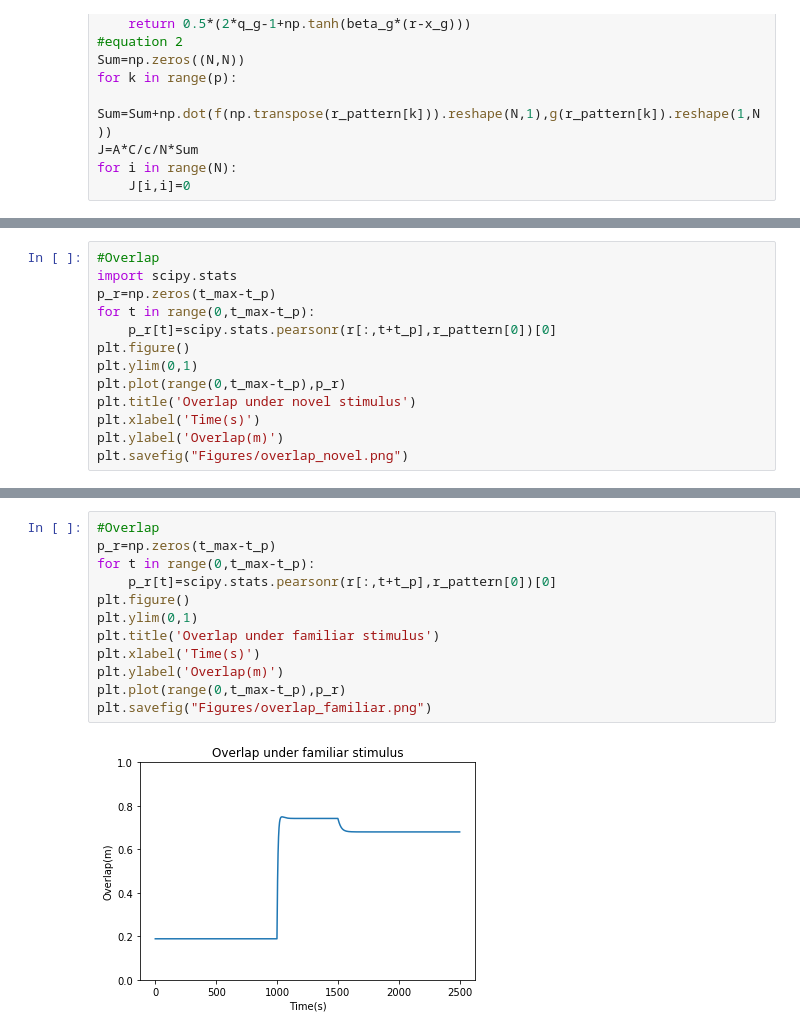
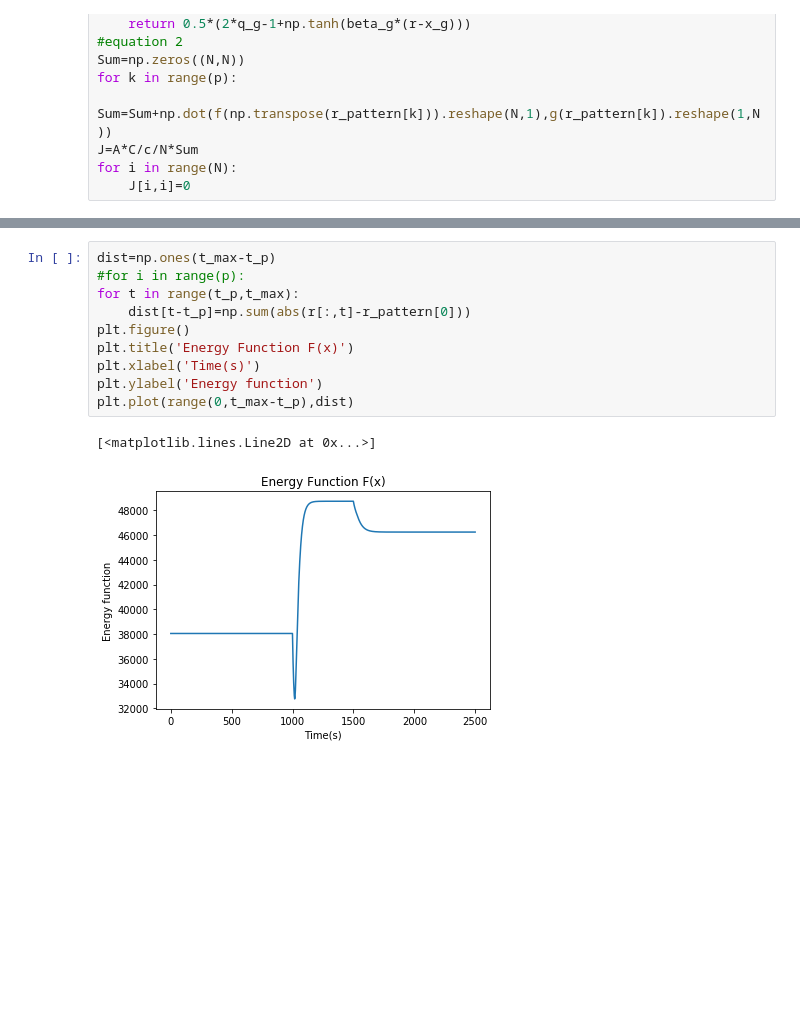
Before and after one commit to xmxhuihui/Final-Project, a Jupyter notebook: Attractor Network Model(Multiple Patterns).ipynb, the cells around one changed output, grey strips where cells are left out. Saved outputs shown, nothing was run; the diff lists cells and outputs as text; blank space fills up the shorter version.

```diff
--- a/Attractor Network Model(Multiple Patterns).ipynb
+++ b/Attractor Network Model(Multiple Patterns).ipynb
@@ -115,13 +113,0 @@ plt.savefig('Figures/novel_stimulus.png')
-# %%
-#Overlap
-import scipy.stats
-p_r=np.zeros(t_max-t_p)
-for t in range(0,t_max-t_p):
-    p_r[t]=scipy.stats.pearsonr(r[:,t+t_p],r_pattern[0])[0]
-plt.figure()
-plt.ylim(0,1)
-plt.plot(range(0,t_max-t_p),p_r)
-plt.title('Overlap under novel stimulus')
-plt.xlabel('Time(s)')
-plt.ylabel('Overlap(m)')
-plt.savefig("Figures/overlap_novel.png")
@@ -165,16 +177,15 @@ plt.savefig('Figures/familiar_stimulus.png')
 # %%
-#Overlap
-p_r=np.zeros(t_max-t_p)
-for t in range(0,t_max-t_p):
-    p_r[t]=scipy.stats.pearsonr(r[:,t+t_p],r_pattern[0])[0]
+dist=np.ones(t_max-t_p)
+#for i in range(p):
+for t in range(t_p,t_max):
+    dist[t-t_p]=np.sum(abs(r[:,t]-r_pattern[0]))
 plt.figure()
-plt.ylim(0,1)
-plt.title('Overlap under familiar stimulus')
+plt.title('Energy Function F(x)')
 plt.xlabel('Time(s)')
-plt.ylabel('Overlap(m)')
-plt.plot(range(0,t_max-t_p),p_r)
-plt.savefig("Figures/overlap_familiar.png")
+plt.ylabel('Energy function')
+plt.plot(range(0,t_max-t_p),dist)
 # %% [output]
+[<matplotlib.lines.Line2D at 0x...>]
-[figure, old version]
+[figure, new version]
 # %%
 plt.figure()
```
Also changed, not shown: parts of 10 cells of this notebook, 6 other files.
